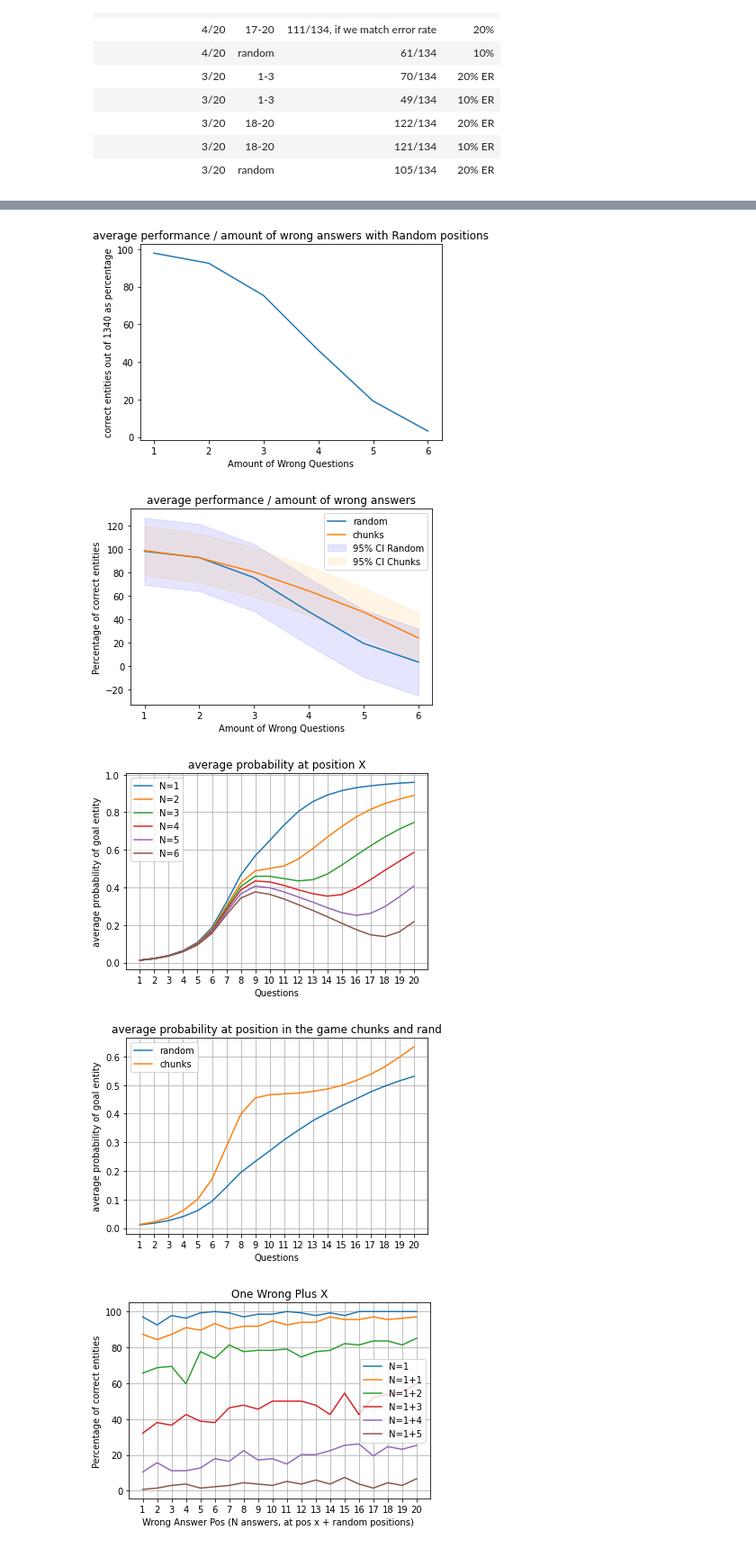
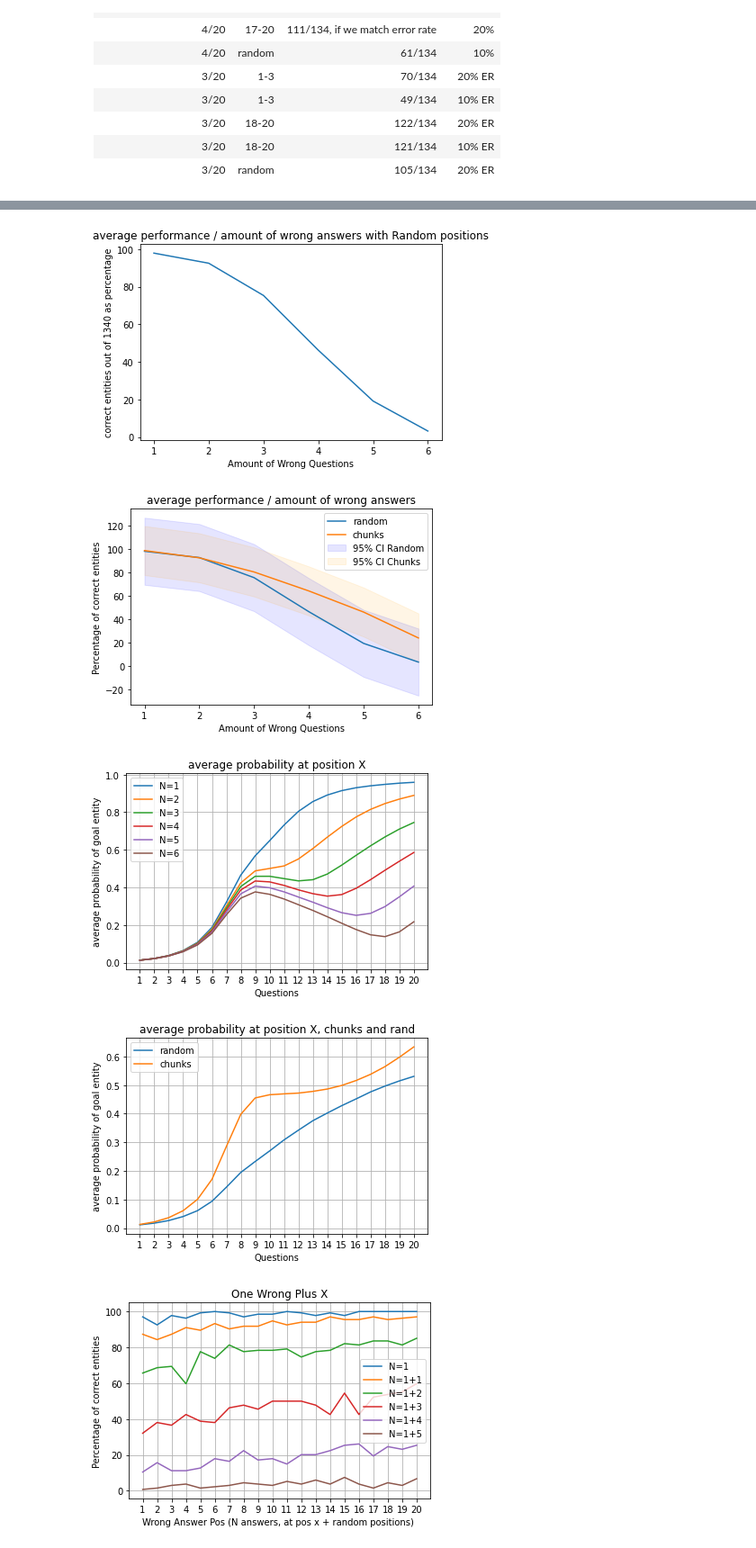
Before and after one commit to toschka123/20QProb---Bachelor-Thesis, a Jupyter notebook: Results.ipynb, the cells around one changed output, grey strips where cells are left out. Shown at 90% size. Saved outputs shown, nothing was run; the diff lists cells and outputs as text; code cells hidden in the pictures.

```diff
--- a/Results.ipynb
+++ b/Results.ipynb
@@ -181,6 +181,7 @@ fig3, ax3 = plt.subplots()
 ax3.plot(range(0,len(PerformanceNWrongsRandom)),PerformanceNWrongsRandom)
 ax3.set(xlabel='Amount of Wrong Questions', ylabel ='correct entities out of 1340 as percentage', title='average performance / amount of wrong answers with Random positions')
 plt.xticks(range(0,6), [1,2,3,4,5,6])
+plt.savefig('RandomNoise.png')
 plt.show()
 
 fig4, ax4 = plt.subplots()
@@ -200,36 +201,36 @@ fig5, ax5= plt.subplots()
 ax5.plot(range(0,20), avgProbN1,label="N=1")
 ax5.plot(range(0,20), avgProbN2,label="N=2")
 ax5.plot(range(0,20), avgProbN3,label="N=3")
 ax5.plot(range(0,20), avgProbN4,label="N=4")
 ax5.plot(range(0,20), avgProbN5, label="N=5")
 ax5.plot(range(0,20), avgProbN6, label="N=6")
 #ax.plot(range(0,20), resultSixWrongCo, label="n=6")
 ax5.set(xlabel='Questions', ylabel ='average probability of goal entity', title='average probability at position X')
 plt.xticks(range(20), [1,2,3,4,5,6,7,8,9,10,11,12,13,14,15,16,17,18,19,20])
 ax5.grid()
 ax5.legend()
 plt.savefig("AvgProbChunk.png")
 plt.show()
 
 
 
 fig6, ax6= plt.subplots()
 ax6.plot(range(0,20), avgProbRandOneToSix,label="random")
 ax6.plot(range(0,20), avgProbChunks,label="chunks")
-ax6.set(xlabel='Questions', ylabel ='average probability of goal entity', title='average probability at position in the game chunks and rand')
+ax6.set(xlabel='Questions', ylabel ='average probability of goal entity', title='average probability at position X, chunks and rand')
 plt.xticks(range(20), [1,2,3,4,5,6,7,8,9,10,11,12,13,14,15,16,17,18,19,20])
 ax6.grid()
 ax6.legend()
-plt.savefig("AvgProbRandChunk.png")
+#plt.savefig("AvgProbRandChunk.png")
 plt.show()
 # %% [output]
 [figure]
 [figure]
 [figure]
 [figure]
 [figure]
 [figure]
-[figure, old version]
+[figure, new version]
 # %%
 fig, ax = plt.subplots()
 x = (range(0,20))
```
Also changed, not shown: parts of 4 cells of this notebook, 1 other file.
